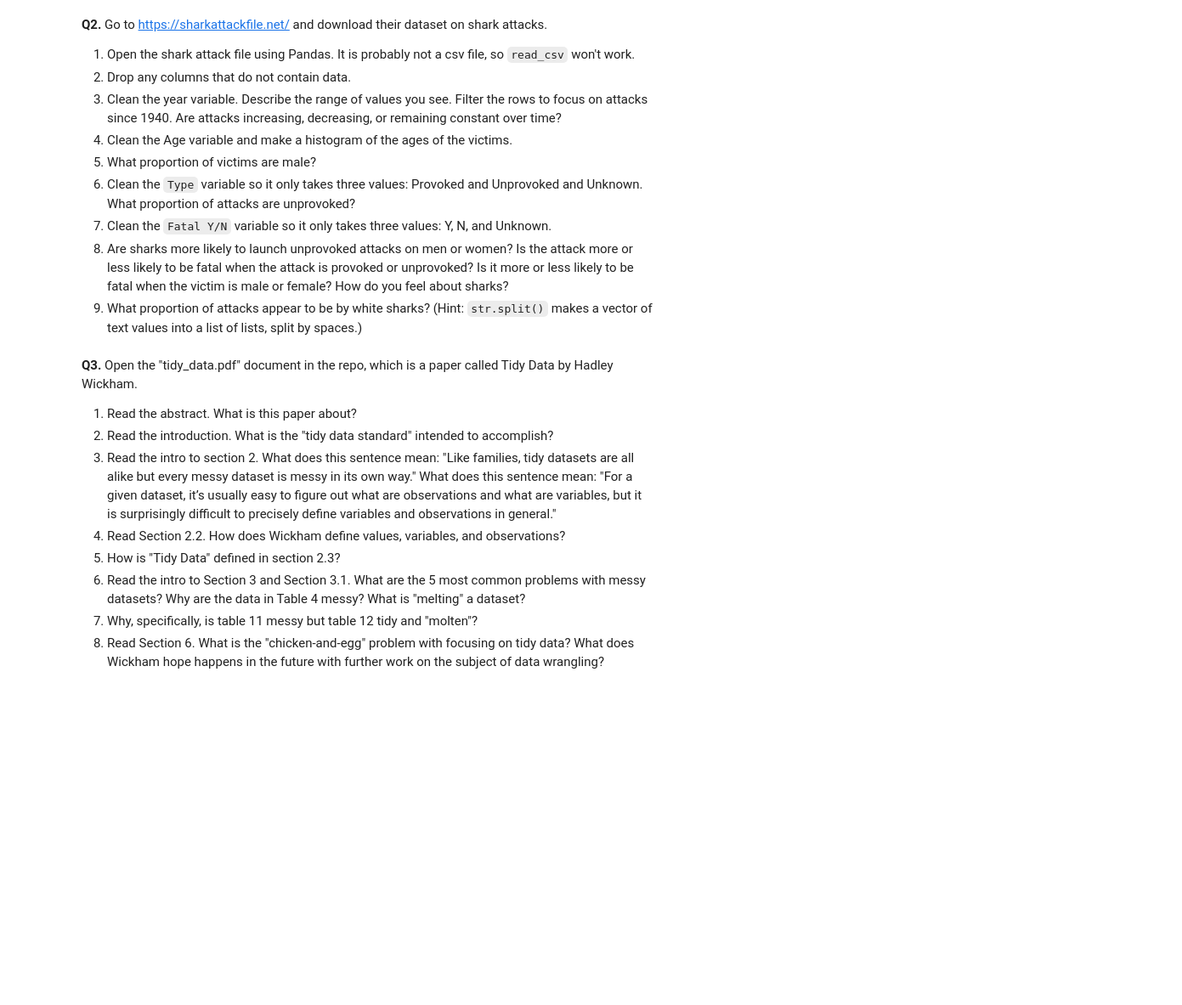
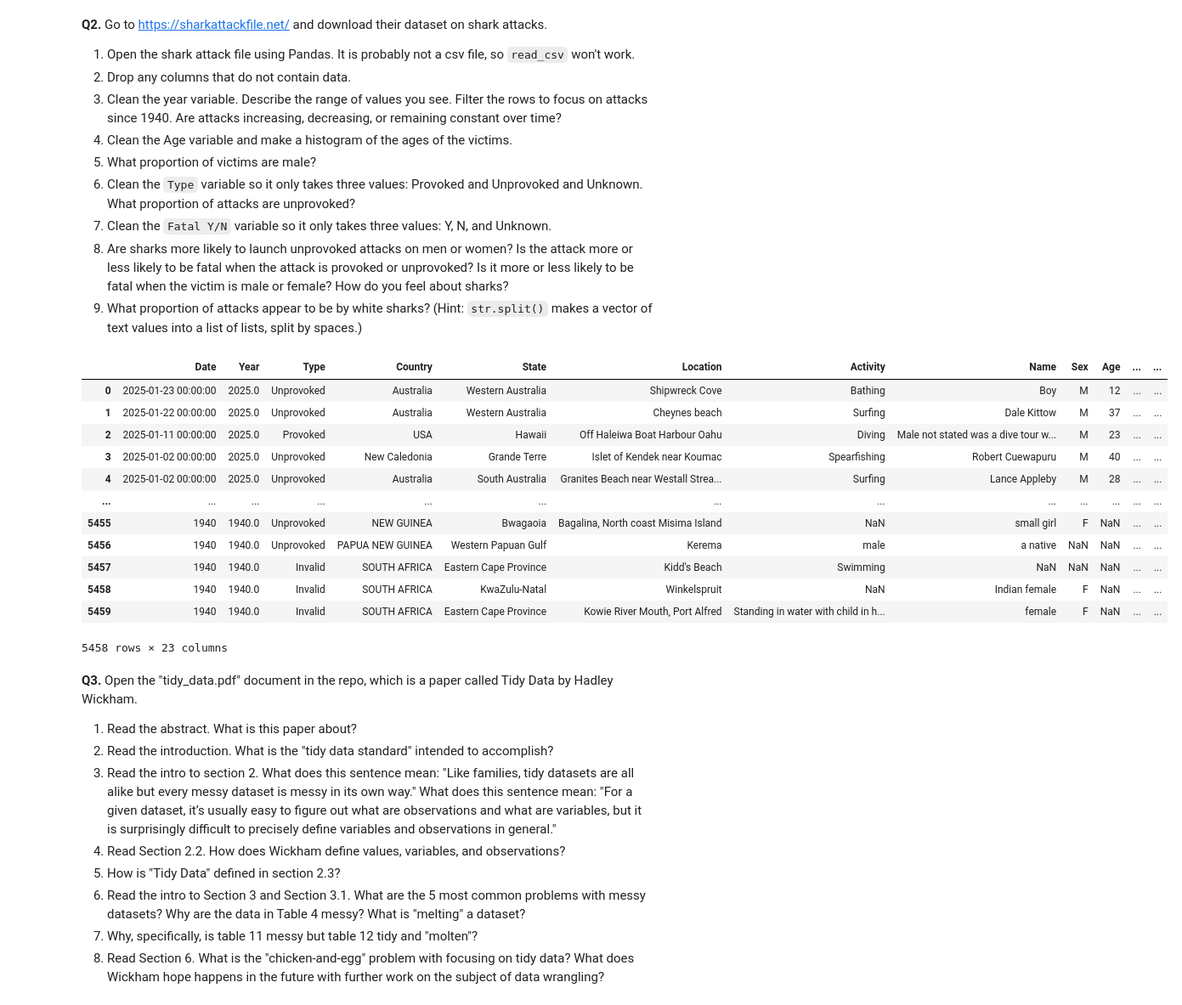
Before and after one commit to jac7az/wrangling-homework, a Jupyter notebook: assignment/assignment.ipynb, the cells around one changed output. Shown at 85% size. Drawn from its saved outputs; the diff is of its cells as text; code cells hidden in the pictures; blank space fills up the shorter version.

```diff
--- a/assignment/assignment.ipynb
+++ b/assignment/assignment.ipynb
@@ -118,6 +117,27 @@ pd.crosstab(df['SentenceTypeAllChargesAtConvictionInContactEvent'],df['ImposedSe
 # %%
 sharks=pd.read_excel('GSAF5.xls')
 sharks=sharks.dropna(axis=1,how='all')
+sharks['Year'].fillna(0).round().astype(int)
+sharks['Year'].replace('nan',0,regex=True)
+sharks['Year'].unique()
+#There are null value for years and apparently the data stretches all the way back to the 1500s and before, even including year 77 and 5.
+  #Year 0 is also included, which is highly unlikely to be accurate, and perhaps a placeholder for unknown year.
+sharks1940=sharks[sharks['Year']>=1940]
+sharks1940
+# %% [output]
+|  | Date | Year | Type | Country | State | Location | Activity | Name | Sex | Age | ... | ... |
+| 0 | 2025-01-23 00:00:00 | 2025.0 | Unprovoked | Australia | Western Australia | Shipwreck Cove | Bathing | Boy | M | 12 | ... | ... |
+| 1 | 2025-01-22 00:00:00 | 2025.0 | Unprovoked | Australia | Western Australia | Cheynes beach | Surfing | Dale Kittow | M | 37 | ... | ... |
+| 2 | 2025-01-11 00:00:00 | 2025.0 | Provoked | USA | Hawaii | Off Haleiwa Boat Harbour Oahu | Diving | Male not stated was a dive tour w... | M | 23 | ... | ... |
+| 3 | 2025-01-02 00:00:00 | 2025.0 | Unprovoked | New Caledonia | Grande Terre | Islet of Kendek near Koumac | Spearfishing | Robert Cuewapuru | M | 40 | ... | ... |
+| 4 | 2025-01-02 00:00:00 | 2025.0 | Unprovoked | Australia | South Australia | Granites Beach near Westall Strea... | Surfing | Lance Appleby | M | 28 | ... | ... |
+| ... | ... | ... | ... | ... | ... | ... | ... | ... | ... | ... | ... | ... |
+| 5455 | 1940 | 1940.0 | Unprovoked | NEW GUINEA | Bwagaoia | Bagalina, North coast Misima Island | NaN | small girl | F | NaN | ... | ... |
+| 5456 | 1940 | 1940.0 | Unprovoked | PAPUA NEW GUINEA | Western Papuan Gulf | Kerema | male | a native | NaN | NaN | ... | ... |
+| 5457 | 1940 | 1940.0 | Invalid | SOUTH AFRICA | Eastern Cape Province | Kidd's Beach | Swimming | NaN | NaN | NaN | ... | ... |
+| 5458 | 1940 | 1940.0 | Invalid | SOUTH AFRICA | KwaZulu-Natal | Winkelspruit | NaN | Indian female | F | NaN | ... | ... |
+| 5459 | 1940 | 1940.0 | Invalid | SOUTH AFRICA | Eastern Cape Province | Kowie River Mouth, Port Alfred | Standing in water with child in h... | female | F | NaN | ... | ... |
+5458 rows × 23 columns
 # %% [markdown]
 **Q3.** Open the "tidy_data.pdf" document in the repo, which is a paper called Tidy Data by Hadley Wickham.
 
```
Also changed, not shown: parts of 2 cells of this notebook.
